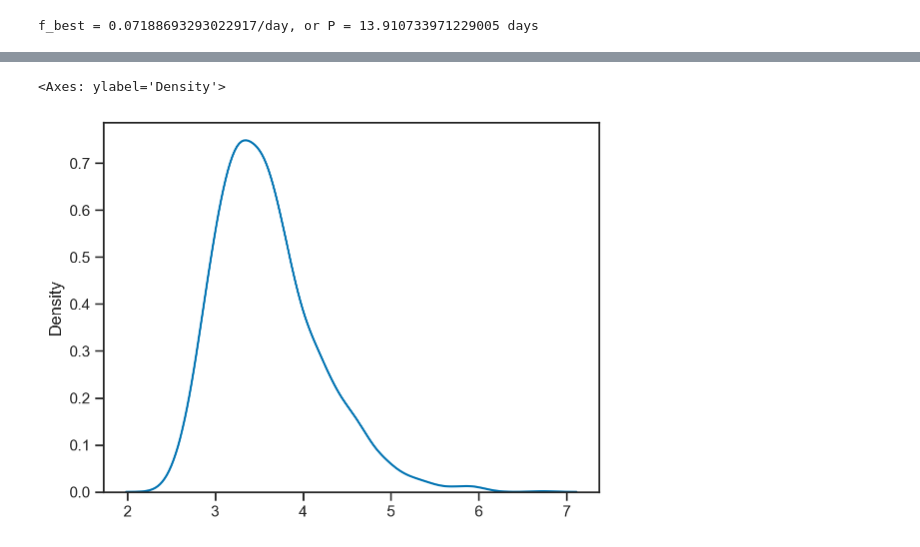
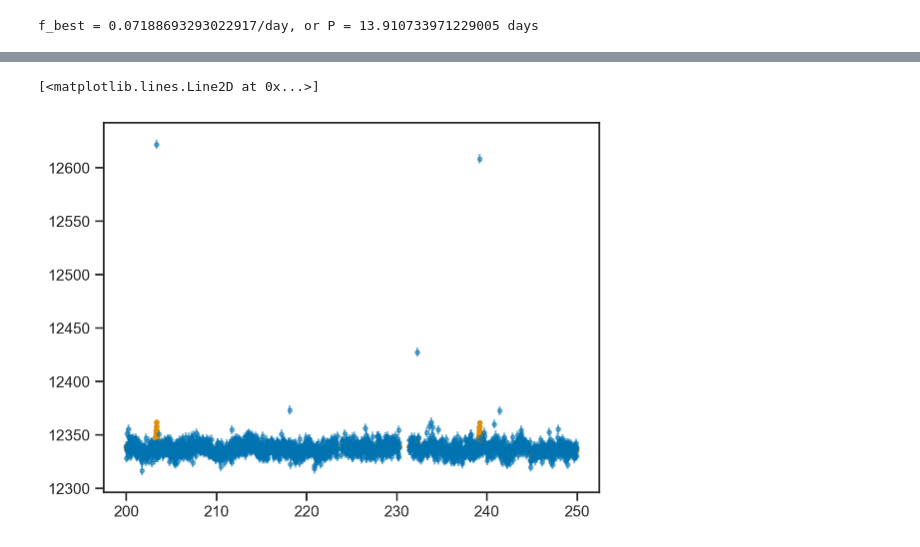
Before and after one commit to ssagynbayeva/HarmonicLombScargle, a Jupyter notebook: KIC5111207_test.ipynb, the cells around one changed output, grey strips where cells are left out. Drawn from its saved outputs; the diff is of its cells as text; code cells hidden in the pictures.

```diff
--- a/KIC5111207_test.ipynb
+++ b/KIC5111207_test.ipynb
@@ -198,5 +158,7 @@ plt.plot(x, ss.lognorm(0.1, scale=6*f).pdf(x))
-# %%
-sns.kdeplot((trace.posterior.fs.sel(harmonics=2)/trace.posterior.fs.sel(harmonics=1)).values.flatten())
-# %% [output]
-<Axes: ylabel='Density'>
-[figure, removed]
+# %%
+sel = np.abs(times[::thin_data]-225) < 25
+plt.errorbar(times[::thin_data][sel], fluxes[::thin_data][sel], yerr=flux_errs[::thin_data][sel], fmt='.', alpha=0.5)
+plt.plot(times[::thin_data][sel], trace.posterior['gp_mean_model'].mean(dim=('chain', 'draw')).values.flatten()[sel], '.')
+# %% [output]
+[<matplotlib.lines.Line2D at 0x...>]
+[figure, added]
```
Also changed, not shown: parts of 39 cells of this notebook, 1 other file.
